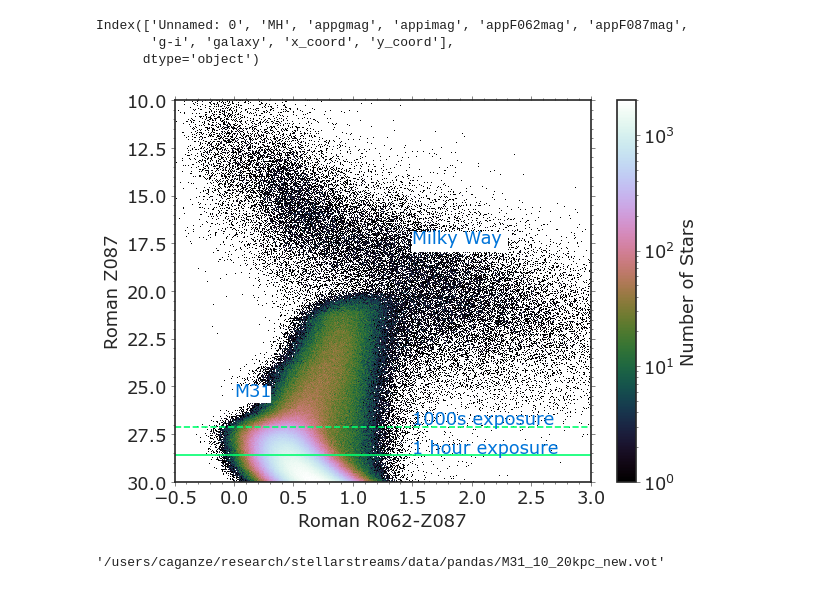
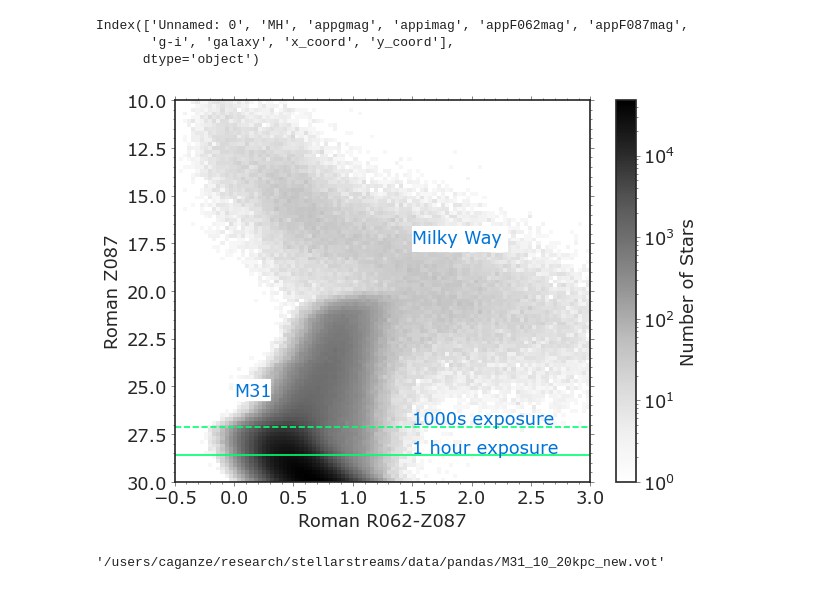
Before and after one commit to caganze/stellarstreams, a Jupyter notebook: notebooks/Visualize MW and M31 Stars.ipynb, the cells around one changed output. Drawn from its saved outputs; the diff is of its cells as text; code cells hidden in the pictures.

```diff
--- a/notebooks/Visualize MW and M31 Stars.ipynb
+++ b/notebooks/Visualize MW and M31 Stars.ipynb
@@ -69,33 +69,33 @@ from matplotlib import patches
 # %%
 fig, ax=plt.subplots()
 
-c= ax.hist2d(df.appF062mag-df.appF087mag, df.appF087mag, bins=500, norm=mpl.colors.LogNorm(), \
-             range=[[-0.5, 3], [10, 30]], cmap='cubehelix')
+c= ax.hist2d(df.appF062mag-df.appF087mag, df.appF087mag, bins=100, norm=mpl.colors.LogNorm(), \
+             range=[[-0.5, 3], [10, 30]], cmap='Greys')
 
 ax.invert_yaxis()
 cbar=plt.colorbar(c[3], label='Number of Stars')
 
 ax.axhline(28.59, linestyle='-', c='#01FF70')
 ax.axhline(27.15, linestyle='--', c='#01FF70')
 ax.set(xlabel= 'Roman R062-Z087', ylabel='Roman Z087')
 
-rect = patches.Rectangle( (0.0,25),0.3, 0.8, linewidth=1, edgecolor='#FFFFFF', facecolor='#FFFFFF')
+rect = patches.Rectangle( (0.0,24.6),0.3, 1.1, linewidth=1, edgecolor='#FFFFFF', facecolor='#FFFFFF')
 ax.add_patch(rect)
-rect = patches.Rectangle( (1.5,16.9),0.8, 1.0, linewidth=1, edgecolor='#FFFFFF', facecolor='#FFFFFF')
+rect = patches.Rectangle( (1.5,16.6),0.8, 1.3, linewidth=1, edgecolor='#FFFFFF', facecolor='#FFFFFF')
 ax.add_patch(rect)
 ax.text(0.0, 25.5, "M31",c='#0074D9', fontsize=16)
 ax.text(1.5, 17.5, "Milky Way",c='#0074D9', fontsize=16)
 
 ax.text(1.5, 27.15-0.15, "1000s exposure",c='#0074D9', fontsize=16)
 ax.text(1.5, 28.69-0.2, "1 hour exposure",c='#0074D9', fontsize=16)
 
 ax.set(ylim=[30, 10])
 ax.minorticks_on()
 plt.tight_layout()
 plt.savefig('../figures/simulated_CMD_Roman_M31.jpeg', bbox_inches='tight')
 plt.savefig('../figures/simulated_CMD_Roman_M31.pdf', bbox_inches='tight')
 # %% [output]
-[figure, old version]
+[figure, new version]
 # %%
 path_pandas= '/users/caganze/research/stellarstreams/data/pandas/'
 data=parse_single_table(path_pandas+'M31_{}kpc_new.vot'.format(rgc)).to_table().to_pandas()
```
Also changed, not shown: parts of 18 cells of this notebook, 4 other files.
